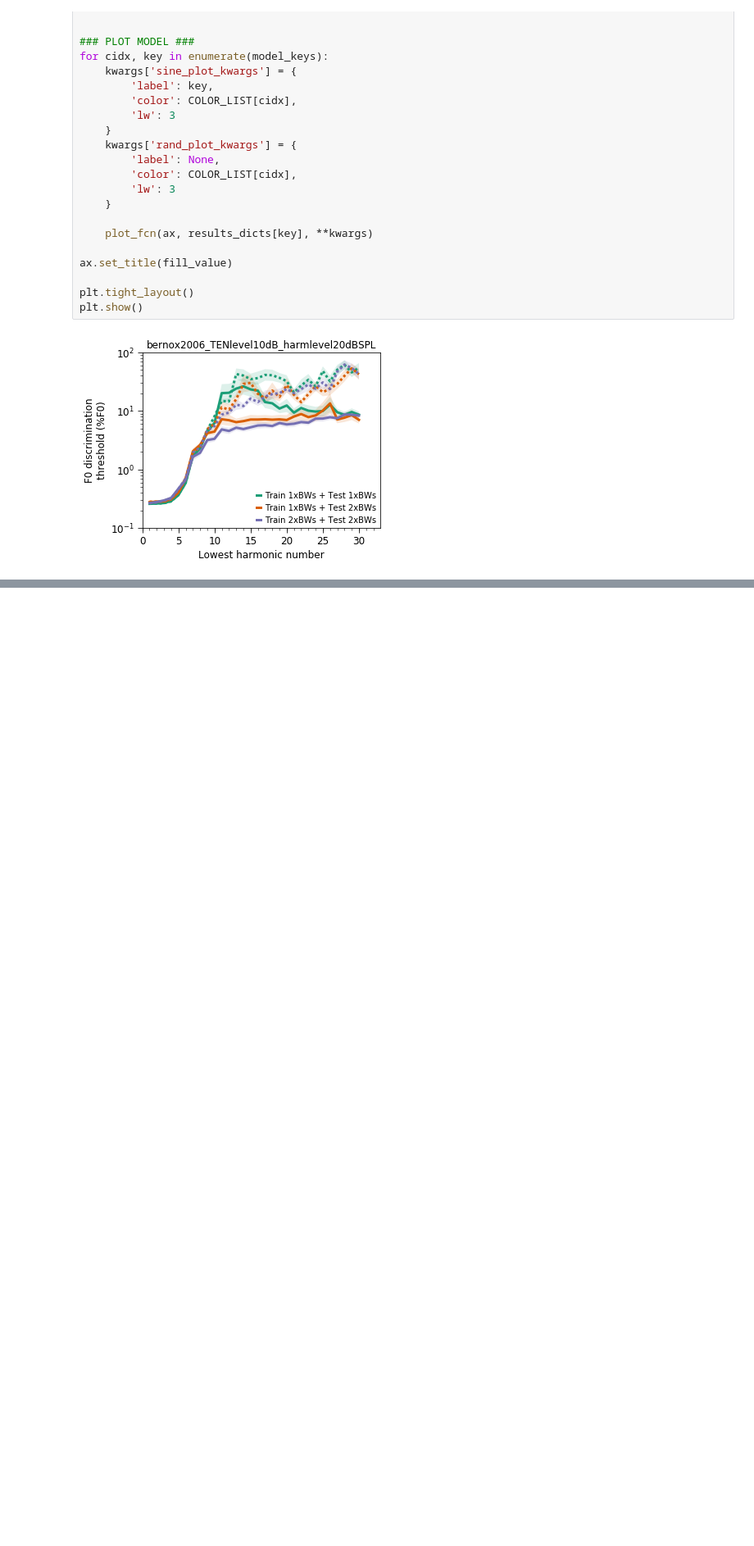
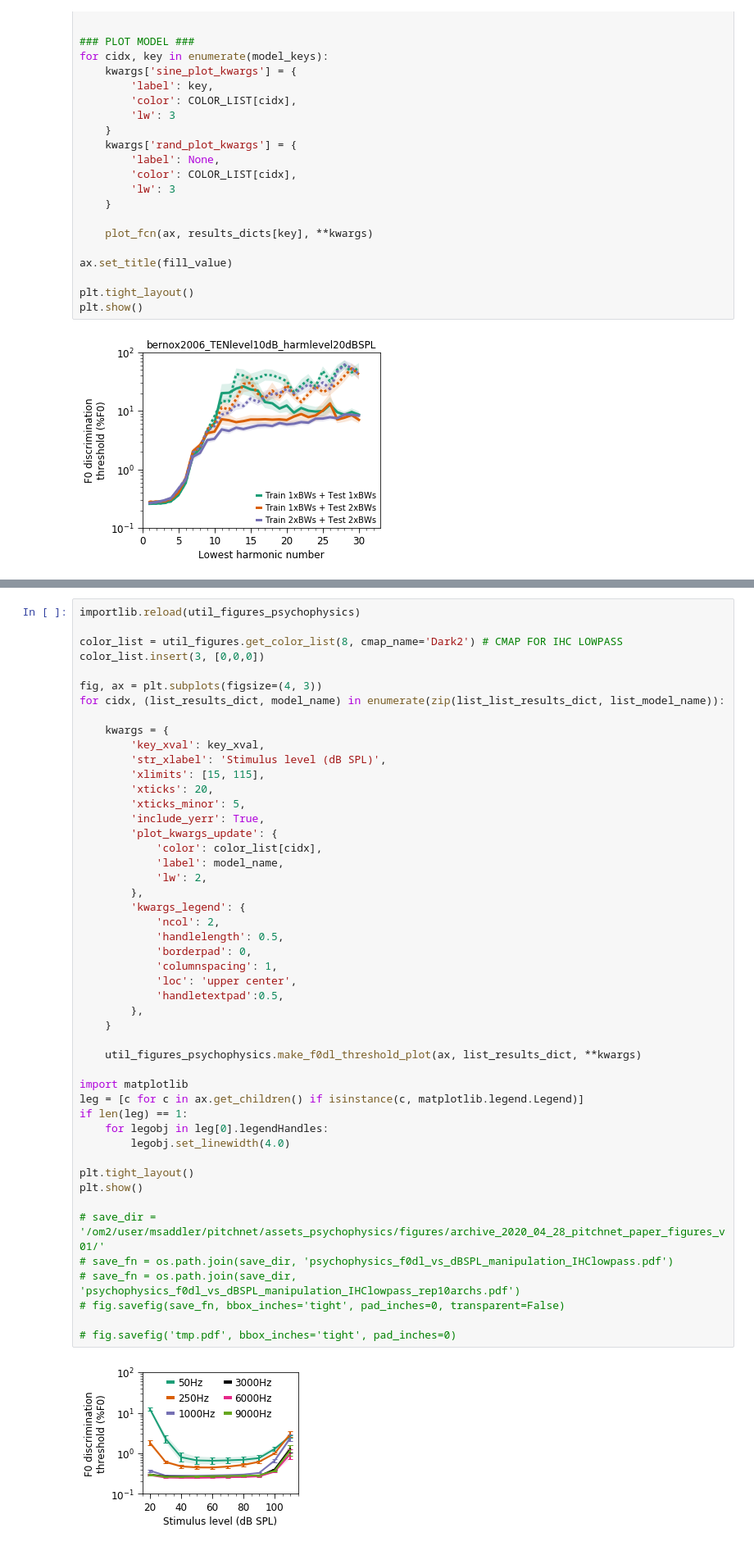
Before and after one commit to msaddler/pitchnet, a Jupyter notebook: assets_psychophysics/notebook_figures_poster.ipynb, the cells around one changed output, grey strips where cells are left out. Shown: that part at 82% size. Saved outputs shown, nothing was run; the diff lists cells and outputs as text; blank space fills up the shorter version.

Commit message:
moving F0DL as a function of SNR/SPL figures to main notebook for generatinerating paper figures

```diff
--- a/assets_psychophysics/notebook_figures_poster.ipynb
+++ b/assets_psychophysics/notebook_figures_poster.ipynb
@@ -1365,0 +1263,50 @@ plt.show()
+# %%
+importlib.reload(util_figures_psychophysics)
+
+color_list = util_figures.get_color_list(8, cmap_name='Dark2') # CMAP FOR IHC LOWPASS
+color_list.insert(3, [0,0,0])
+
+fig, ax = plt.subplots(figsize=(4, 3))
+for cidx, (list_results_dict, model_name) in enumerate(zip(list_list_results_dict, list_model_name)):
+
+    kwargs = {
+        'key_xval': key_xval,
+        'str_xlabel': 'Stimulus level (dB SPL)',
+        'xlimits': [15, 115],
+        'xticks': 20,
+        'xticks_minor': 5,
+        'include_yerr': True,
+        'plot_kwargs_update': {
+            'color': color_list[cidx],
+            'label': model_name,
+            'lw': 2,
+        },
+        'kwargs_legend': {
+            'ncol': 2,
+            'handlelength': 0.5,
+            'borderpad': 0,
+            'columnspacing': 1,
+            'loc': 'upper center',
+            'handletextpad':0.5,
+        },
+    }
+
+    util_figures_psychophysics.make_f0dl_threshold_plot(ax, list_results_dict, **kwargs)
+
+import matplotlib
+leg = [c for c in ax.get_children() if isinstance(c, matplotlib.legend.Legend)]
+if len(leg) == 1:
+    for legobj in leg[0].legendHandles:
+        legobj.set_linewidth(4.0)
+
+plt.tight_layout()
+plt.show()
+
+# save_dir = '/om2/user/msaddler/pitchnet/assets_psychophysics/figures/archive_2020_04_28_pitchnet_paper_figures_v01/'
+# save_fn = os.path.join(save_dir, 'psychophysics_f0dl_vs_dBSPL_manipulation_IHClowpass.pdf')
+# save_fn = os.path.join(save_dir, 'psychophysics_f0dl_vs_dBSPL_manipulation_IHClowpass_rep10archs.pdf')
+# fig.savefig(save_fn, bbox_inches='tight', pad_inches=0, transparent=False)
+
+# fig.savefig('tmp.pdf', bbox_inches='tight', pad_inches=0)
+# %% [output]
+[figure, added]
```
Also changed, not shown: parts of 7 cells of this notebook, 1 other file.
